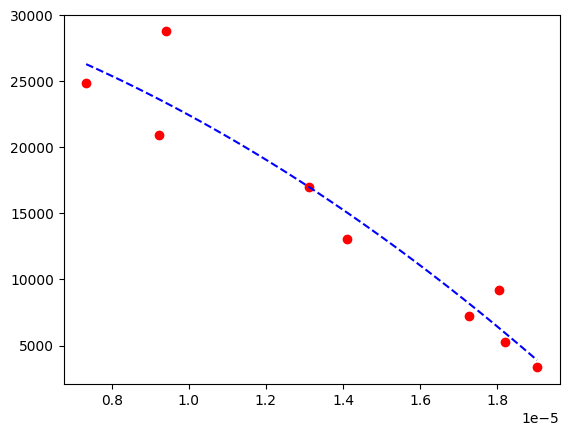
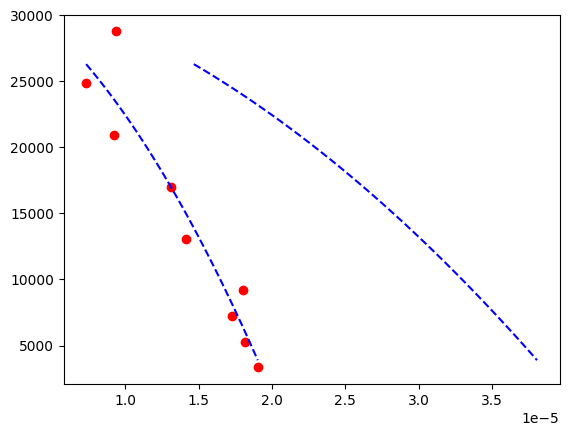
The change to this notebook cell's code, shown as a diff; its figure went from the first image to the second:
--- before
+++ after
@@ -3,2 +3,3 @@
 # Dibujar curva ajustada
 plt.plot(x_curva, y_curva, '--', color='blue', label='Ajuste Polinomial (Grado 2)')
+plt.plot(x_curvap, y_curvap, '--', color='blue', label='Ajuste Polinomial (Grado 2)')

Commit: arbejas 2